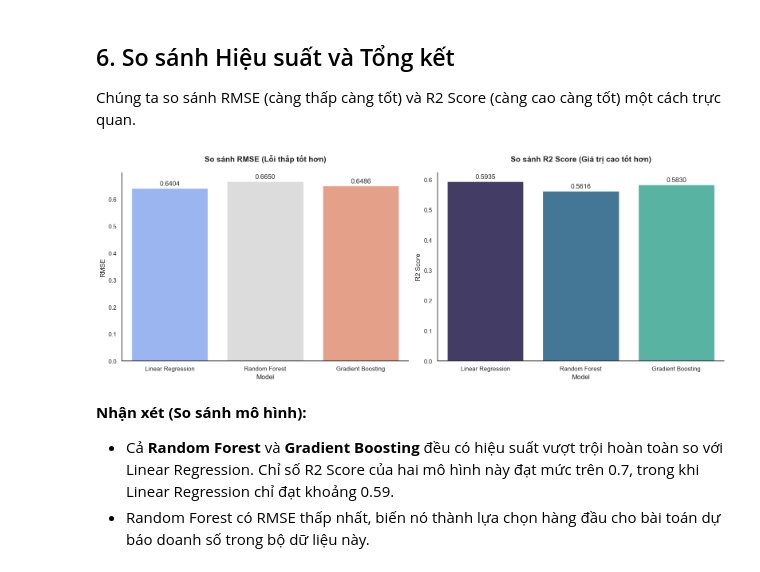
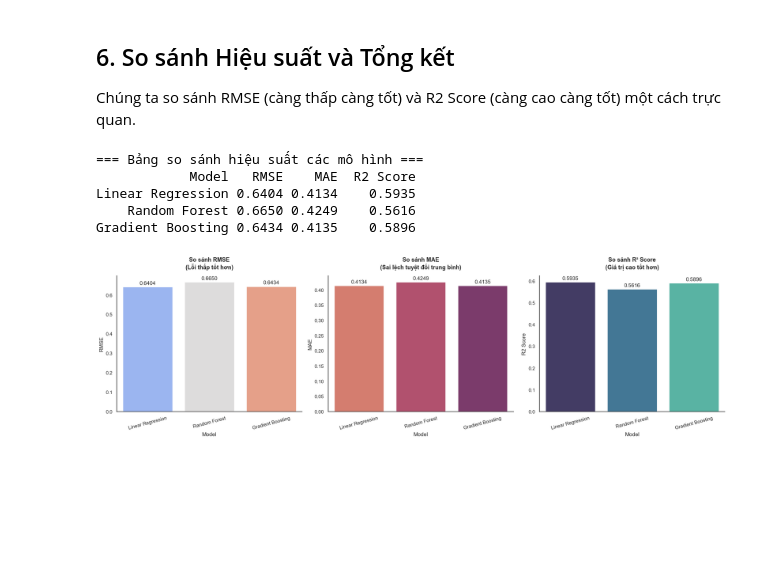
Before and after one commit to Hutaph/LAB01_Data_Visualization, a Jupyter notebook: notebook/modeling/product_popularity_prediction.ipynb, the cells around one changed output. Drawn from its saved outputs; the diff is of its cells as text; code cells hidden in the pictures; blank space fills up the shorter version.

```diff
--- a/notebook/modeling/product_popularity_prediction.ipynb
+++ b/notebook/modeling/product_popularity_prediction.ipynb
@@ -217,34 +328,47 @@ plot_feature_importance(gb_model, X.columns, "Các đặc trưng hàng đầu -
 ## 6. So sánh Hiệu suất và Tổng kết
 Chúng ta so sánh RMSE (càng thấp càng tốt) và R2 Score (càng cao càng tốt) một cách trực quan.
 # %%
+mae_lr = mean_absolute_error(y_test, y_pred_lr)
+mae_rf = mean_absolute_error(y_test, y_pred_rf)
+mae_gb = mean_absolute_error(y_test, y_pred_gb)
+
 results = pd.DataFrame({
     'Model': ['Linear Regression', 'Random Forest', 'Gradient Boosting'],
     'RMSE': [rmse_lr, rmse_rf, rmse_gb],
+    'MAE': [mae_lr, mae_rf, mae_gb],
     'R2 Score': [r2_lr, r2_rf, r2_gb]
 })
 
-# Làm tròn giá trị
 results = results.round(4)
+print("=== Bảng so sánh hiệu suất các mô hình ===")
+print(results.to_string(index=False))
 
-fig, (ax1, ax2) = plt.subplots(1, 2, figsize=(16, 6))
+fig, axes = plt.subplots(1, 3, figsize=(20, 6))
 
-# Biểu đồ RMSE
-sns.barplot(x='Model', y='RMSE', data=results, ax=ax1, palette='coolwarm')
-ax1.set_title('So sánh RMSE (Lỗi thấp tốt hơn)', fontsize=14, fontweight='bold', pad=20)
-for container in ax1.containers:
-    ax1.bar_label(container, padding=3, fmt='%.4f')
+sns.barplot(x='Model', y='RMSE', data=results, ax=axes[0], palette='coolwarm')
+axes[0].set_title('So sánh RMSE\n(Lỗi thấp tốt hơn)', fontsize=13, fontweight='bold', pad=15)
+axes[0].tick_params(axis='x', rotation=15)
+for container in axes[0].containers:
+    axes[0].bar_label(container, padding=3, fmt='%.4f')
 
-# Biểu đồ R2 Score
-sns.barplot(x='Model', y='R2 Score', data=results, ax=ax2, palette='mako')
-ax2.set_title('So sánh R2 Score (Giá trị cao tốt hơn)', fontsize=14, fontweight='bold', pad=20)
-for container in ax2.containers:
-    ax2.bar_label(container, padding=3, fmt='%.4f')
+sns.barplot(x='Model', y='MAE', data=results, ax=axes[1], palette='flare')
+axes[1].set_title('So sánh MAE\n(Sai lệch tuyệt đối trung bình)', fontsize=13, fontweight='bold', pad=15)
+axes[1].tick_params(axis='x', rotation=15)
+for container in axes[1].containers:
+    axes[1].bar_label(container, padding=3, fmt='%.4f')
+
+sns.barplot(x='Model', y='R2 Score', data=results, ax=axes[2], palette='mako')
+axes[2].set_title('So sánh R² Score\n(Giá trị cao tốt hơn)', fontsize=13, fontweight='bold', pad=15)
+axes[2].tick_params(axis='x', rotation=15)
+for container in axes[2].containers:
+    axes[2].bar_label(container, padding=3, fmt='%.4f')
 
 plt.tight_layout()
 plt.show()
 # %% [output]
+=== Bảng so sánh hiệu suất các mô hình ===
+            Model   RMSE    MAE  R2 Score
+Linear Regression 0.6404 0.4134    0.5935
+    Random Forest 0.6650 0.4249    0.5616
+Gradient Boosting 0.6434 0.4135    0.5896
-[figure, old version]
+[figure, new version]
-# %% [markdown]
-**Nhận xét (So sánh mô hình):**
-- Cả **Random Forest** và **Gradient Boosting** đều có hiệu suất vượt trội hoàn toàn so với Linear Regression. Chỉ số R2 Score của hai mô hình này đạt mức trên 0.7, trong khi Linear Regression chỉ đạt khoảng 0.59.
-- Random Forest có RMSE thấp nhất, biến nó thành lựa chọn hàng đầu cho bài toán dự báo doanh số trong bộ dữ liệu này.
```
Also changed, not shown: parts of 34 cells of this notebook.
